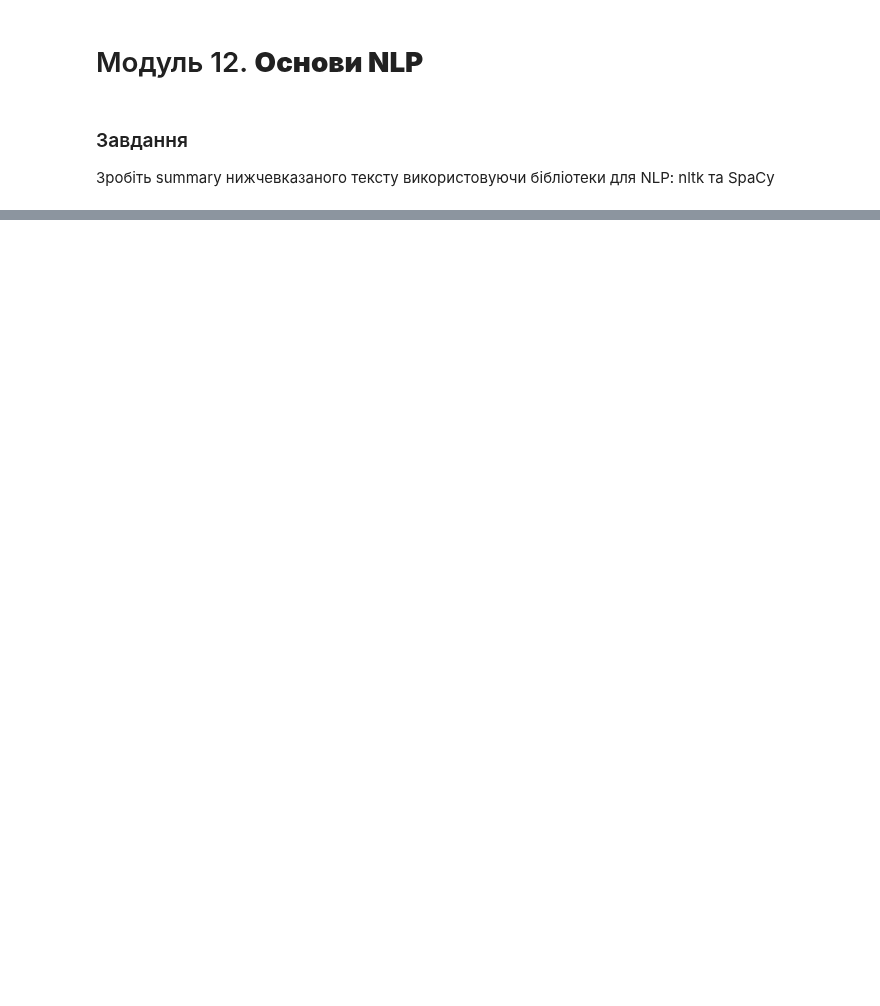
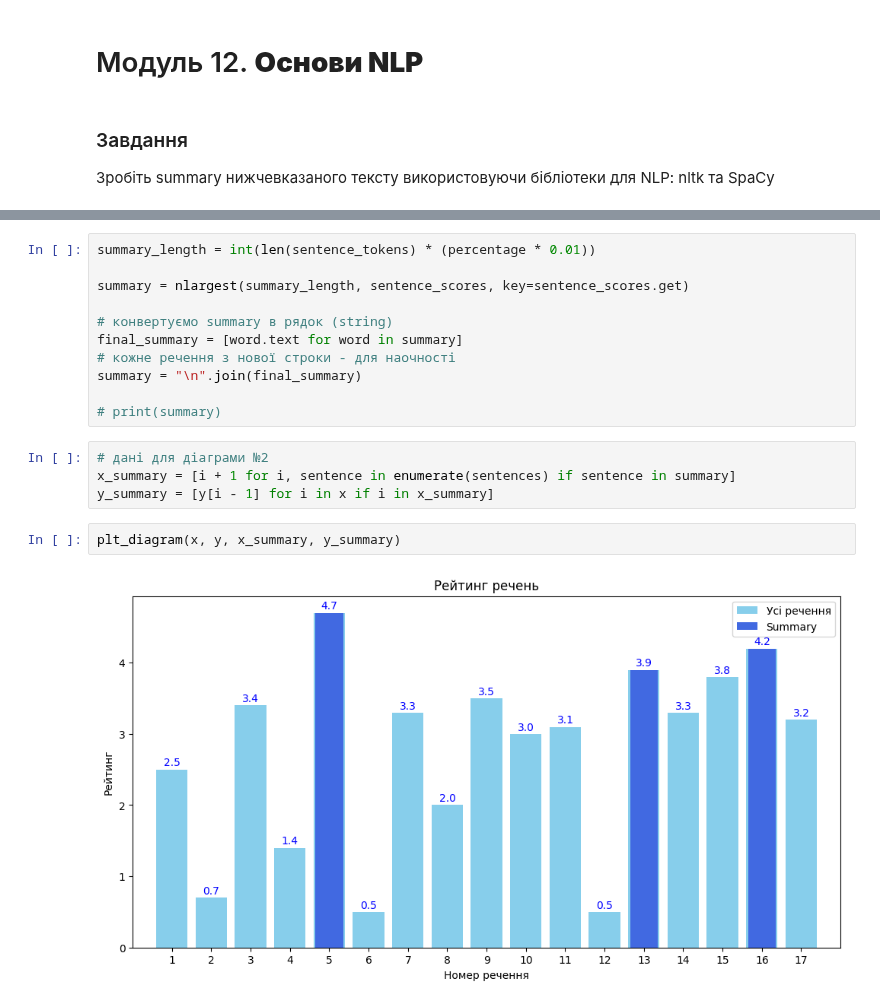
Before and after one commit to KyryloChalov/DS, a Jupyter notebook: HW_12/hw12.ipynb, the cells around one changed output, grey strips where cells are left out. Cells and saved outputs as stored; diff of their text form; blank space fills up the shorter version.

```diff
--- a/HW_12/hw12.ipynb
+++ b/HW_12/hw12.ipynb
@@ -80,0 +140,19 @@ summary
+# %%
+summary_length = int(len(sentence_tokens) * (percentage * 0.01))
+
+summary = nlargest(summary_length, sentence_scores, key=sentence_scores.get)
+
+# конвертуємо summary в рядок (string)
+final_summary = [word.text for word in summary]
+# кожне речення з нової строки - для наочності
+summary = "\n".join(final_summary)
+
+# print(summary)
+# %%
+# дані для діаграми №2
+x_summary = [i + 1 for i, sentence in enumerate(sentences) if sentence in summary]
+y_summary = [y[i - 1] for i in x if i in x_summary]
+# %%
+plt_diagram(x, y, x_summary, y_summary)
+# %% [output]
+[figure, added]
```
Also changed, not shown: parts of 20 cells of this notebook.
